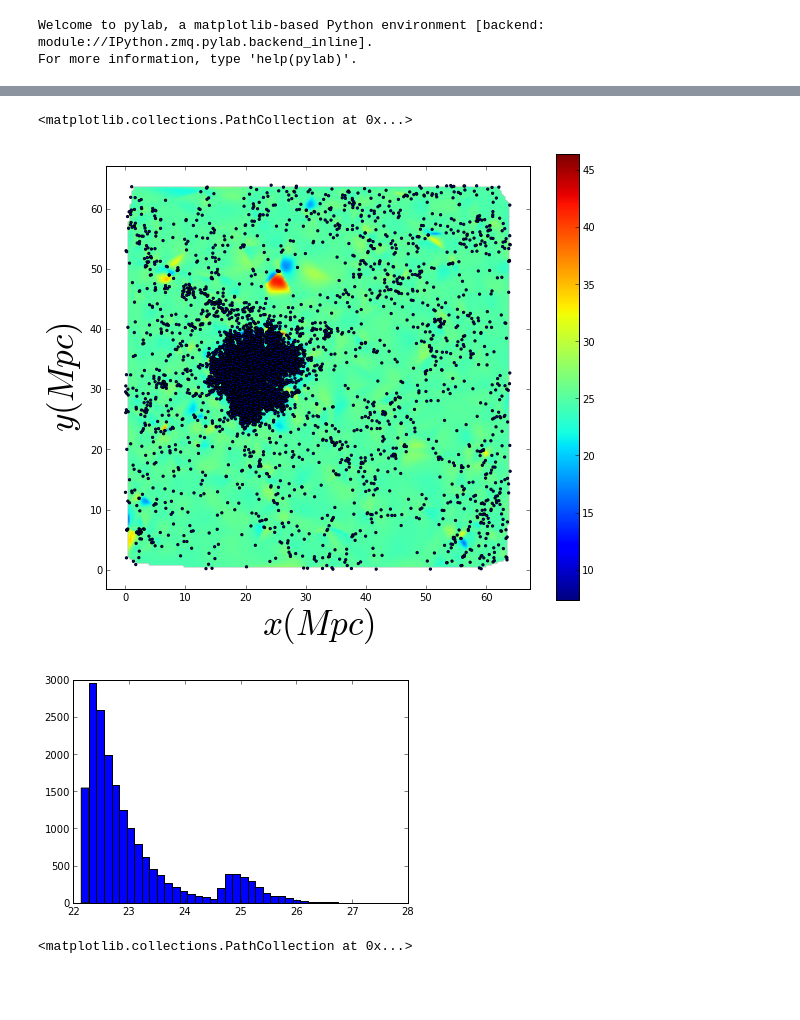
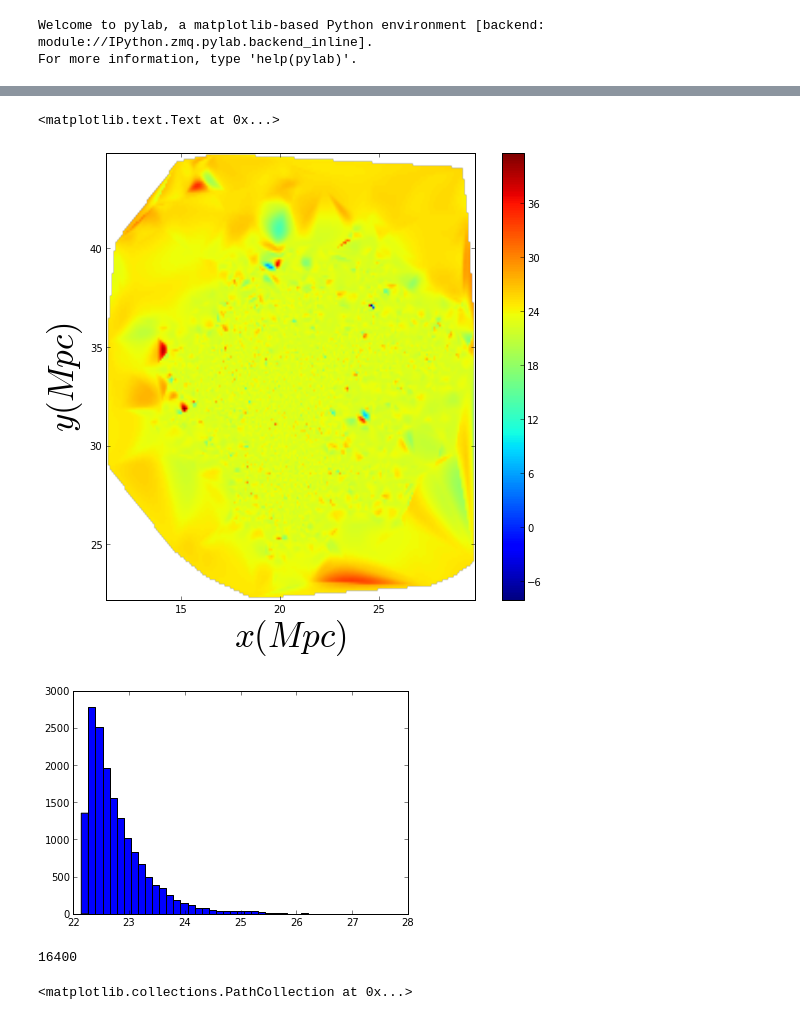
Before and after one commit to jngaravitoc/DwarfAssociations, a Jupyter notebook: code/computting_potential/Selecting_Potential.ipynb, the cells around one changed output, grey strips where cells are left out. Cells and saved outputs as stored; diff of their text form; code cells hidden in the pictures; blank space fills up the shorter version.

```diff
--- a/code/computting_potential/Selecting_Potential.ipynb
+++ b/code/computting_potential/Selecting_Potential.ipynb
@@ -17,3 +22,12 @@ R = data2[:,1]
+# %%
+index2 = np.where((x>11) & (x<30) & (y>22) & (y<45) & (z>23) & (z<45))
+
+x = x[index2]
+y = y[index2]
+z = z[index2]
+u = u[index2]
+M = M[index2]
+R  =R[index2]
 # %%
 xmin = amin(x)
 xmax = amax(x)
@@ -22,18 +36,22 @@ ymax = amax(y)
 # %%
 figure(num=None, figsize=(9.5,8))
 points = (x, y)
 grid_x, grid_y = mgrid[xmin:xmax:200j, ymin:ymax:200j]
 grid_zA = griddata(points, log10(u), (grid_x, grid_y), method='cubic')
 imshow(grid_zA.T, extent=(xmin,xmax,ymin,ymax), origin='lower')
 colorbar()
 plt.xlabel("$x(Mpc)$",fontsize=35)
 plt.ylabel("$y(Mpc)$",fontsize=35)
-scatter(x, y, s=5)
+#scatter(x, y, s=5)
 # %% [output]
-<matplotlib.collections.PathCollection at 0x...>
+<matplotlib.text.Text at 0x...>
-[figure, old version]
+[figure, new version]
 # %%
 n= hist(log10(u), bins=40)
 # %% [output]
-[figure, old version]
+[figure, new version]
+# %%
+print len(x)
+# %% [output]
+16400
 # %%
```
Also changed, not shown: parts of 2 cells of this notebook.
